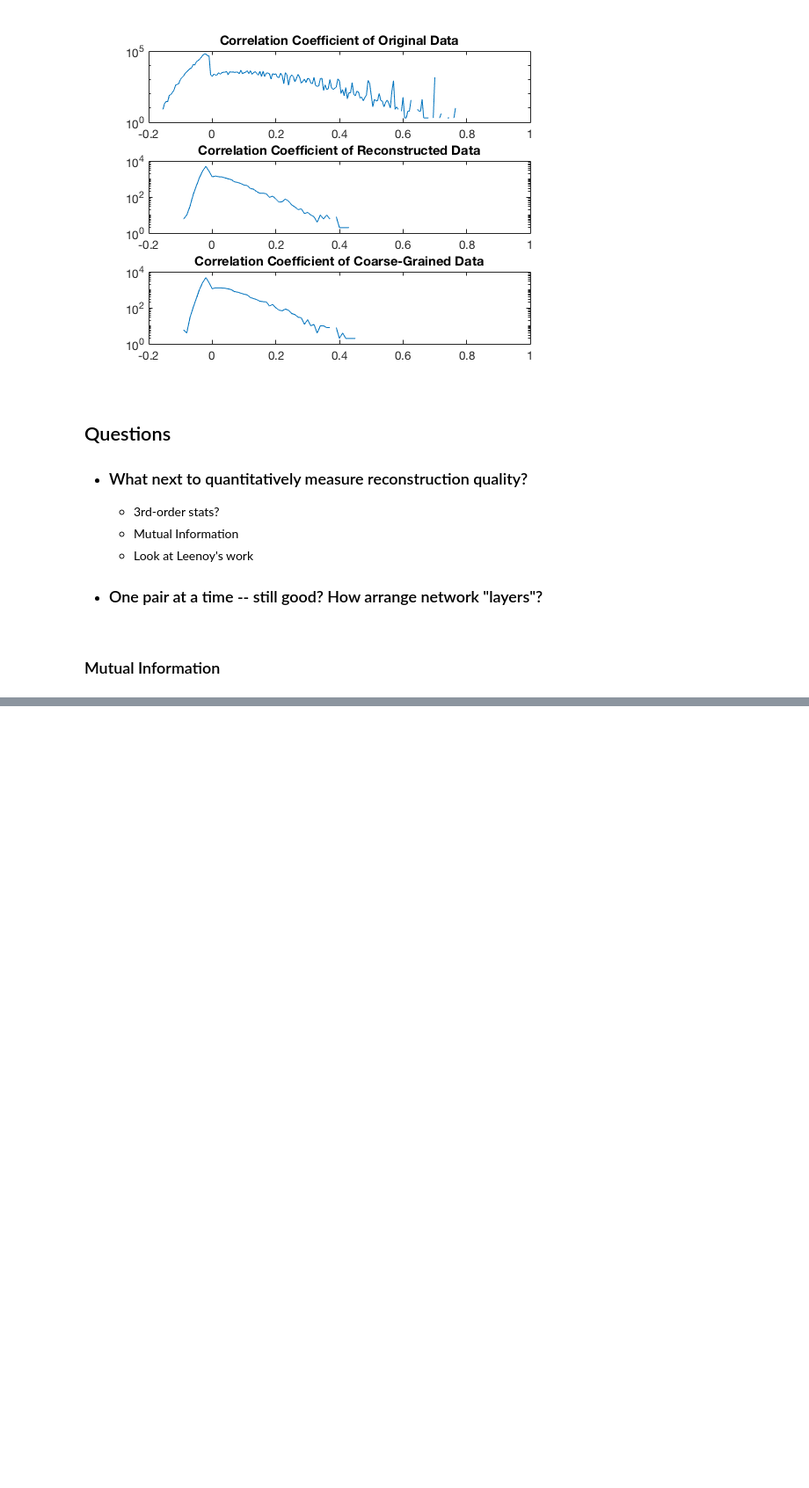
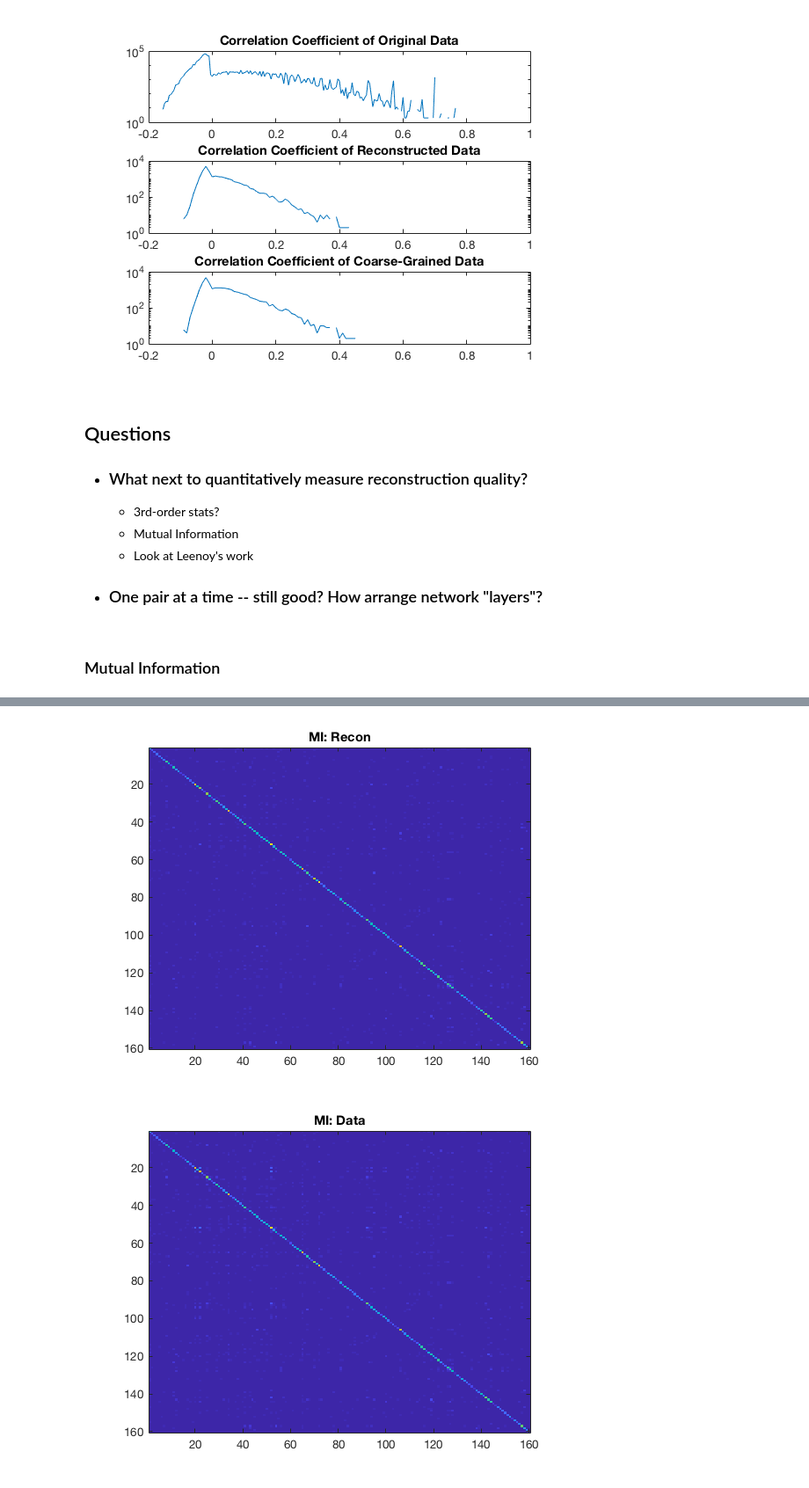
Before and after one commit to jlnatal/CGProj, a Jupyter notebook: CGpipeline_.ipynb, the cells around one changed output, grey strips where cells are left out. Shown at 88% size. Saved outputs shown, nothing was run; the diff lists cells and outputs as text; code cells hidden in the pictures; blank space fills up the shorter version.

```diff
--- a/CGpipeline_.ipynb
+++ b/CGpipeline_.ipynb
@@ -548,0 +890,6 @@ C{1}([k l],:)'
+# %%
+figure,imagesc(MI_Dat); title('MI: Data')
+figure,imagesc(MI_Rec); title('MI: Recon')
+# %% [output]
+[figure, added]
+[figure, added]
```
Also changed, not shown: parts of 26 cells of this notebook.
